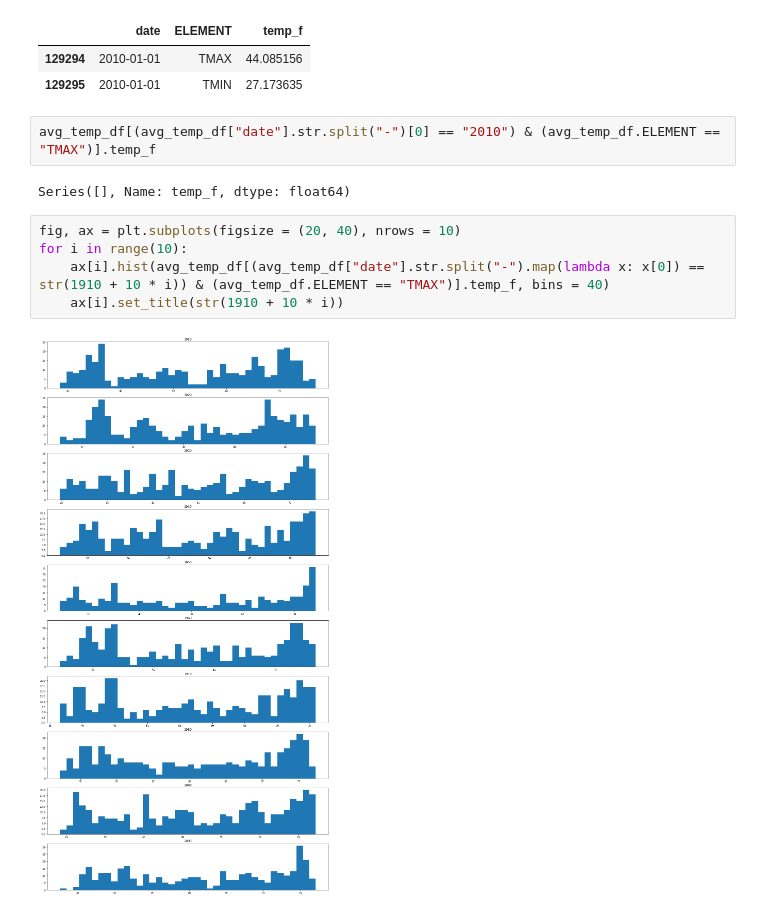
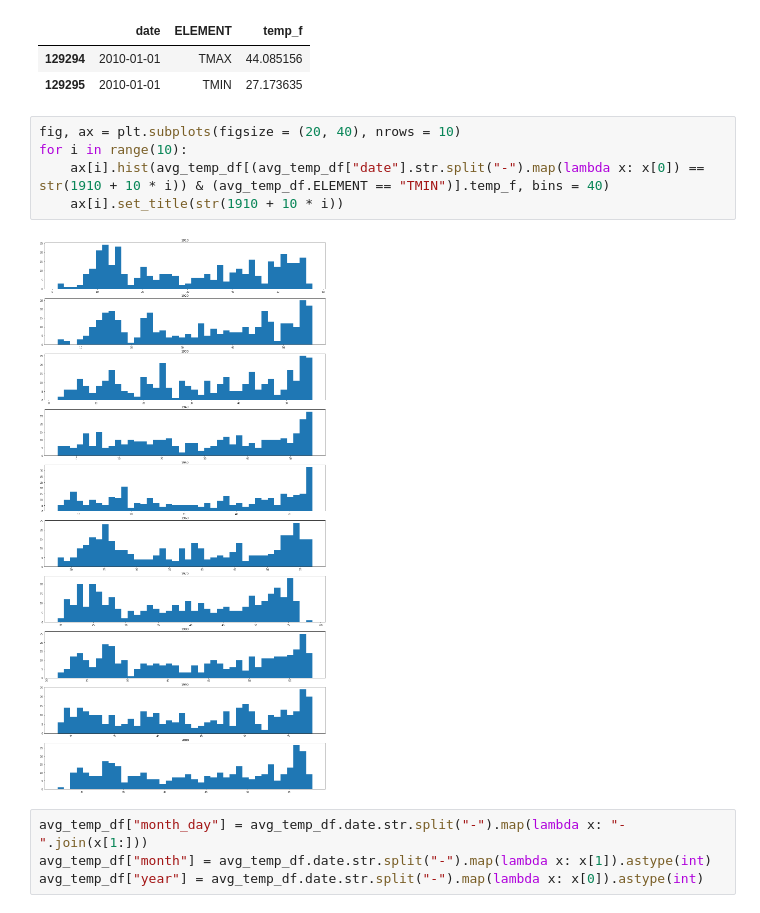
Before and after one commit to gautsi/climate, a Jupyter notebook: notebooks/ghcn_avg.ipynb, the cells around one changed output. Saved outputs shown, nothing was run; the diff lists cells and outputs as text.

Commit message:
added plot to ghcn avgs notebook

```diff
--- a/notebooks/ghcn_avg.ipynb
+++ b/notebooks/ghcn_avg.ipynb
@@ -66,14 +83,14 @@ avg_temp_df[avg_temp_df.date == "2010-01-01"]
 |  | date | ELEMENT | temp_f |
 | 129294 | 2010-01-01 | TMAX | 44.085156 |
 | 129295 | 2010-01-01 | TMIN | 27.173635 |
-# %%
-avg_temp_df[(avg_temp_df["date"].str.split("-")[0] == "2010") & (avg_temp_df.ELEMENT == "TMAX")].temp_f
-# %% [output]
-Series([], Name: temp_f, dtype: float64)
 # %%
 fig, ax = plt.subplots(figsize = (20, 40), nrows = 10)
 for i in range(10):
-    ax[i].hist(avg_temp_df[(avg_temp_df["date"].str.split("-").map(lambda x: x[0]) == str(1910 + 10 * i)) & (avg_temp_df.ELEMENT == "TMAX")].temp_f, bins = 40)
+    ax[i].hist(avg_temp_df[(avg_temp_df["date"].str.split("-").map(lambda x: x[0]) == str(1910 + 10 * i)) & (avg_temp_df.ELEMENT == "TMIN")].temp_f, bins = 40)
     ax[i].set_title(str(1910 + 10 * i))
 # %% [output]
-[figure, old version]
+[figure, new version]
+# %%
+avg_temp_df["month_day"] = avg_temp_df.date.str.split("-").map(lambda x: "-".join(x[1:]))
+avg_temp_df["month"] = avg_temp_df.date.str.split("-").map(lambda x: x[1]).astype(int)
+avg_temp_df["year"] = avg_temp_df.date.str.split("-").map(lambda x: x[0]).astype(int)
```
Also changed, not shown: parts of 6 cells of this notebook, 1 other file.
